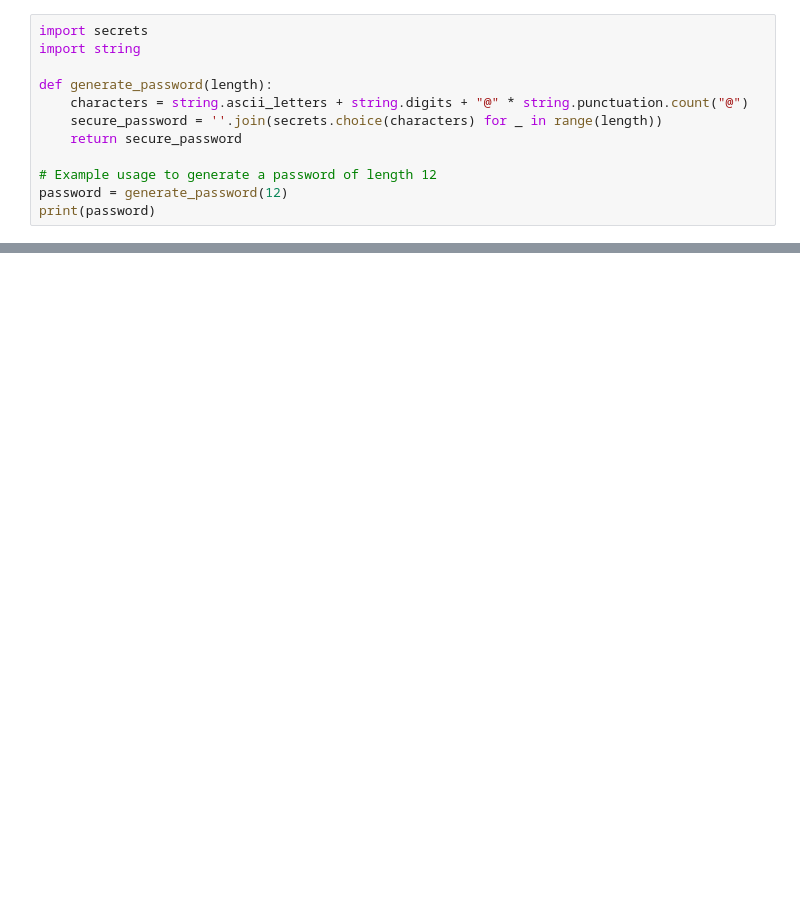
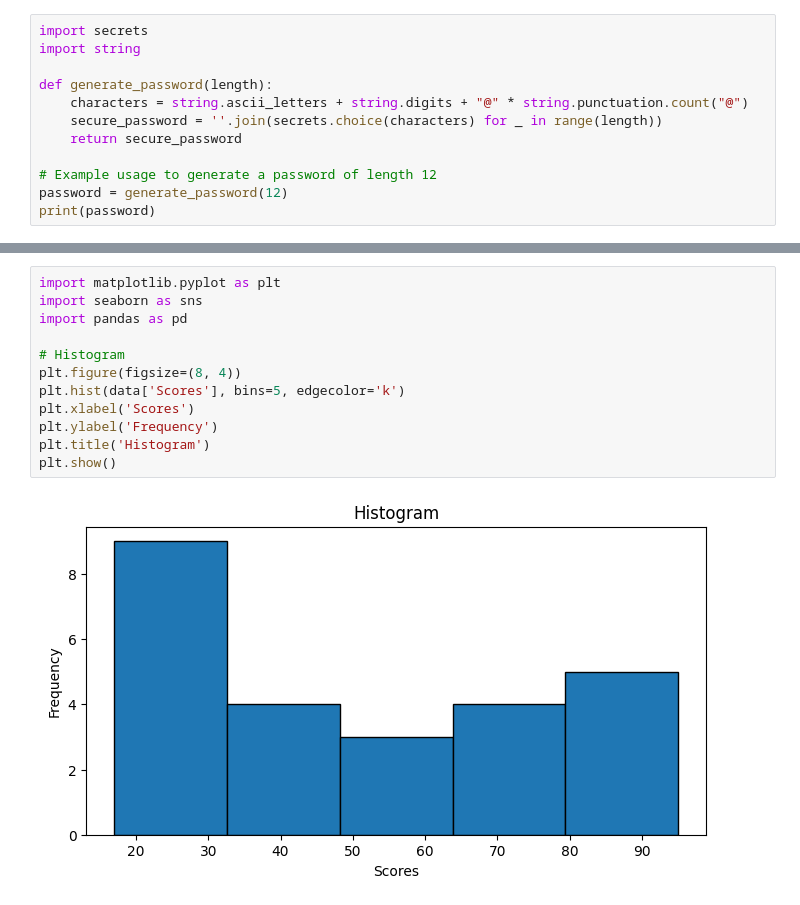
Before and after one commit to Bhuvanbhasker/Practice, a Jupyter notebook: string/pass.ipynb, the cells around one changed output, grey strips where cells are left out. Drawn from its saved outputs; the diff is of its cells as text; blank space fills up the shorter version.

```diff
--- a/string/pass.ipynb
+++ b/string/pass.ipynb
@@ -55,0 +117,14 @@ Students who scored above 80:
+# %%
+import matplotlib.pyplot as plt
+import seaborn as sns
+import pandas as pd
+
+# Histogram
+plt.figure(figsize=(8, 4))
+plt.hist(data['Scores'], bins=5, edgecolor='k')
+plt.xlabel('Scores')
+plt.ylabel('Frequency')
+plt.title('Histogram')
+plt.show()
+# %% [output]
+[figure, added]
```
Also changed, not shown: parts of 9 cells of this notebook, 1 other file.
